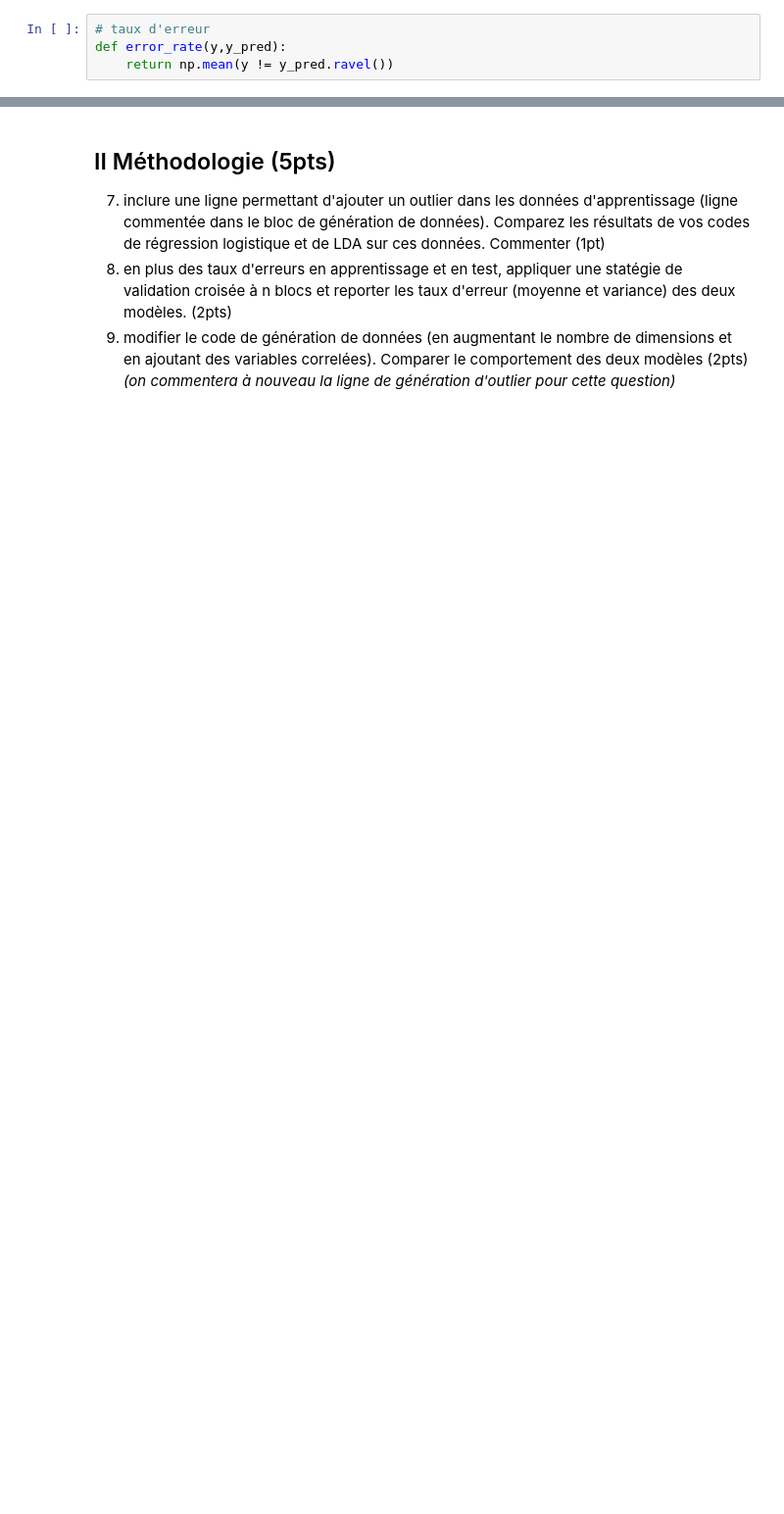
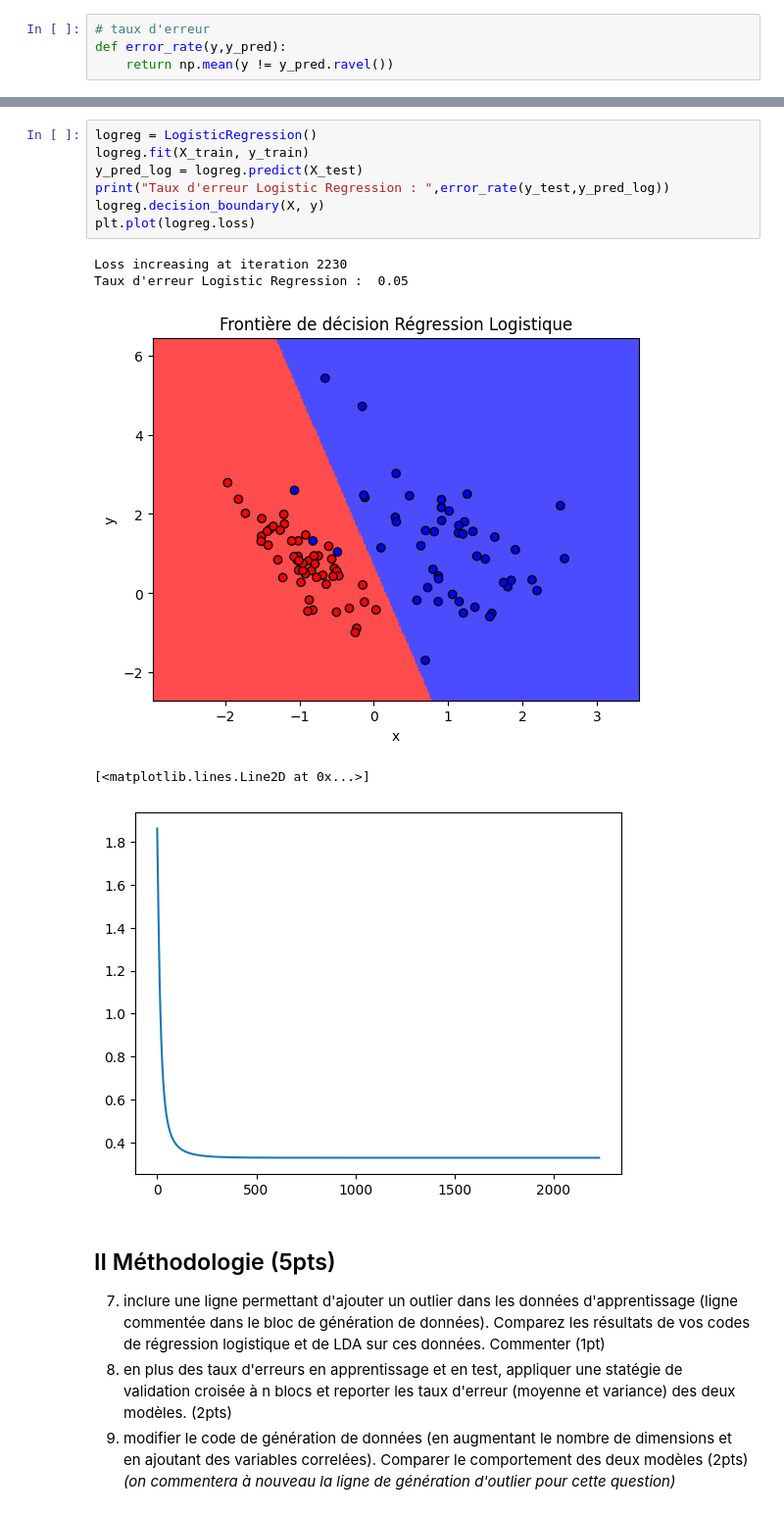
Before and after one commit to hiririri/Project_IntroML, a Jupyter notebook: Proj_IntroML_2023.ipynb, the cells around one changed output, grey strips where cells are left out. Shown at 98% size. Saved outputs shown, nothing was run; the diff lists cells and outputs as text; blank space fills up the shorter version.

```diff
--- a/Proj_IntroML_2023.ipynb
+++ b/Proj_IntroML_2023.ipynb
@@ -217,3 +305,16 @@ ValueError: operands could not be broadcast together with shapes (20,) (80,)
+# %%
+logreg = LogisticRegression()
+logreg.fit(X_train, y_train)
+y_pred_log = logreg.predict(X_test)
+print("Taux d'erreur Logistic Regression : ",error_rate(y_test,y_pred_log))
+logreg.decision_boundary(X, y)
+plt.plot(logreg.loss)
+# %% [output]
+Loss increasing at iteration 2230
+Taux d'erreur Logistic Regression :  0.05
+[figure, added]
+[<matplotlib.lines.Line2D at 0x...>]
+[figure, added]
 # %% [markdown]
 ## II Méthodologie (5pts)
 
```
Also changed, not shown: parts of 10 cells of this notebook.
